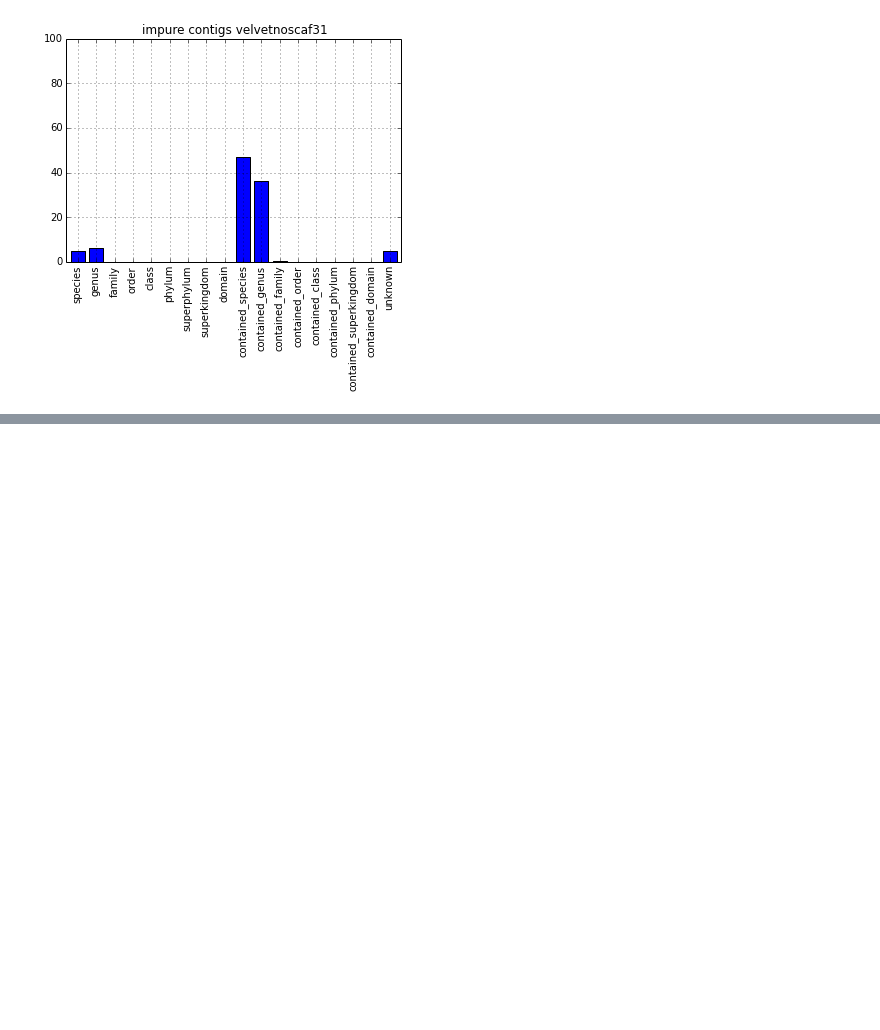
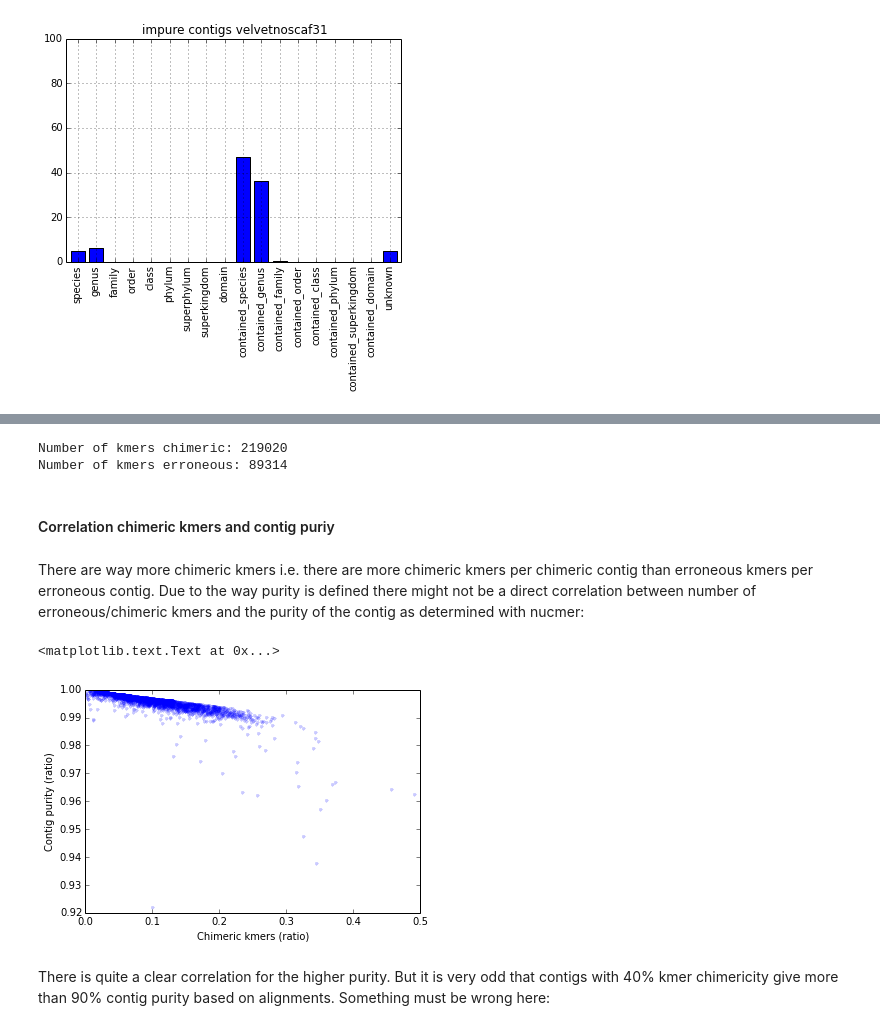
Before and after one commit to inodb/masmvali-publication, a Jupyter notebook: notebooks/kraken.ipynb, the cells around one changed output, grey strips where cells are left out. Cells and saved outputs as stored; diff of their text form; code cells hidden in the pictures; blank space fills up the shorter version.

```diff
--- a/notebooks/kraken.ipynb
+++ b/notebooks/kraken.ipynb
@@ -423,0 +557,21 @@ For the impure ones the pattern is similar.
+# %%
+print "Number of kmers chimeric: {}".format(cpurity_lca.ix[:,range(3,12)].sum(axis=1).sum())
+print "Number of kmers erroneous: {}".format(cpurity_lca.unknown.sum())
+# %% [output]
+Number of kmers chimeric: 219020
+Number of kmers erroneous: 89314
+# %% [markdown]
+#### Correlation chimeric kmers and contig puriy
+# %% [markdown]
+There are way more chimeric kmers i.e. there are more chimeric kmers per chimeric contig than erroneous kmers per erroneous contig. Due to the way purity is defined there might not be a direct correlation between number of erroneous/chimeric kmers and the purity of the contig as determined with nucmer:
+# %%
+plt.plot(cpurity_lca[impure &  chimeric_kmers & ~error_kmers].ix[:,range(3,12)].sum(axis=1) /
+         (cpurity_lca[impure &  chimeric_kmers & ~error_kmers].contig_length - 31 + 1),
+         cpurity_lca[impure &  chimeric_kmers & ~error_kmers].max_aln_purity, '.', alpha=0.2)
+plt.xlabel("Chimeric kmers (ratio)")
+plt.ylabel("Contig purity (ratio)")
+# %% [output]
+<matplotlib.text.Text at 0x...>
+[figure, added]
+# %% [markdown]
+There is quite a clear correlation for the higher purity. But it is very odd that contigs with 40% kmer chimericity give more than 90% contig purity based on alignments. Something must be wrong here:
```
Also changed, not shown: parts of 43 cells of this notebook.
